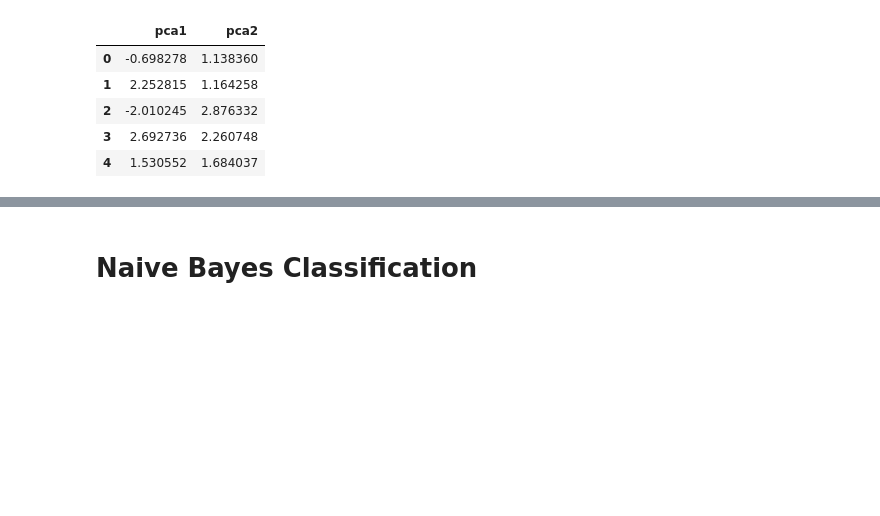
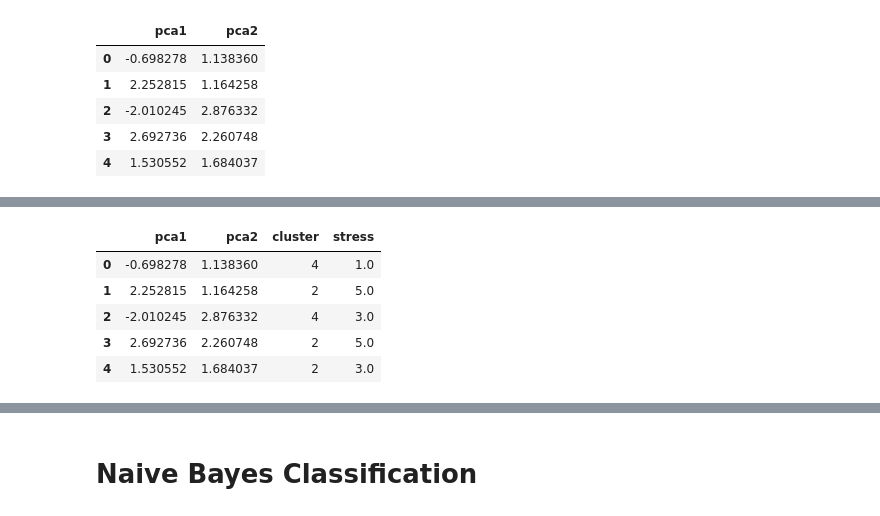
Before and after one commit to Applied-Machine-Learning-2022/final-project-stay-hard-uk, a Jupyter notebook: automobile_stress.ipynb, the cells around one changed output, grey strips where cells are left out. Saved outputs shown, nothing was run; the diff lists cells and outputs as text; code cells hidden in the pictures; blank space fills up the shorter version.

```diff
--- a/automobile_stress.ipynb
+++ b/automobile_stress.ipynb
@@ -564,0 +565,12 @@ plt.show()
+# %%
+# Join again the target variable
+
+finalDf = pd.concat([pca_df, df[['stress']]], axis = 1)
+finalDf.head()
+# %% [output]
+|  | pca1 | pca2 | cluster | stress |
+| 0 | -0.698278 | 1.138360 | 4 | 1.0 |
+| 1 | 2.252815 | 1.164258 | 2 | 5.0 |
+| 2 | -2.010245 | 2.876332 | 4 | 3.0 |
+| 3 | 2.692736 | 2.260748 | 2 | 5.0 |
+| 4 | 1.530552 | 1.684037 | 2 | 3.0 |
```
Also changed, not shown: parts of 14 cells of this notebook.
